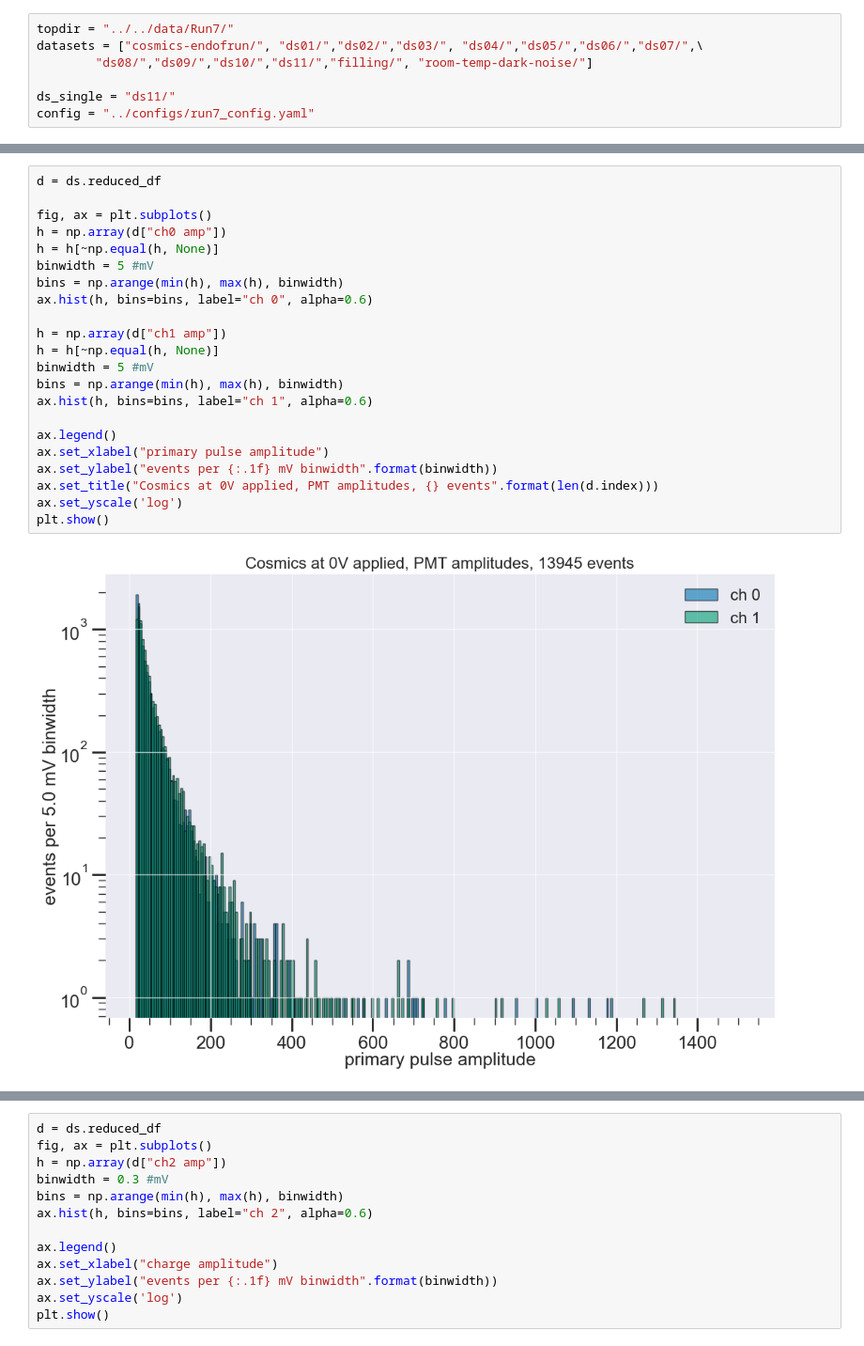
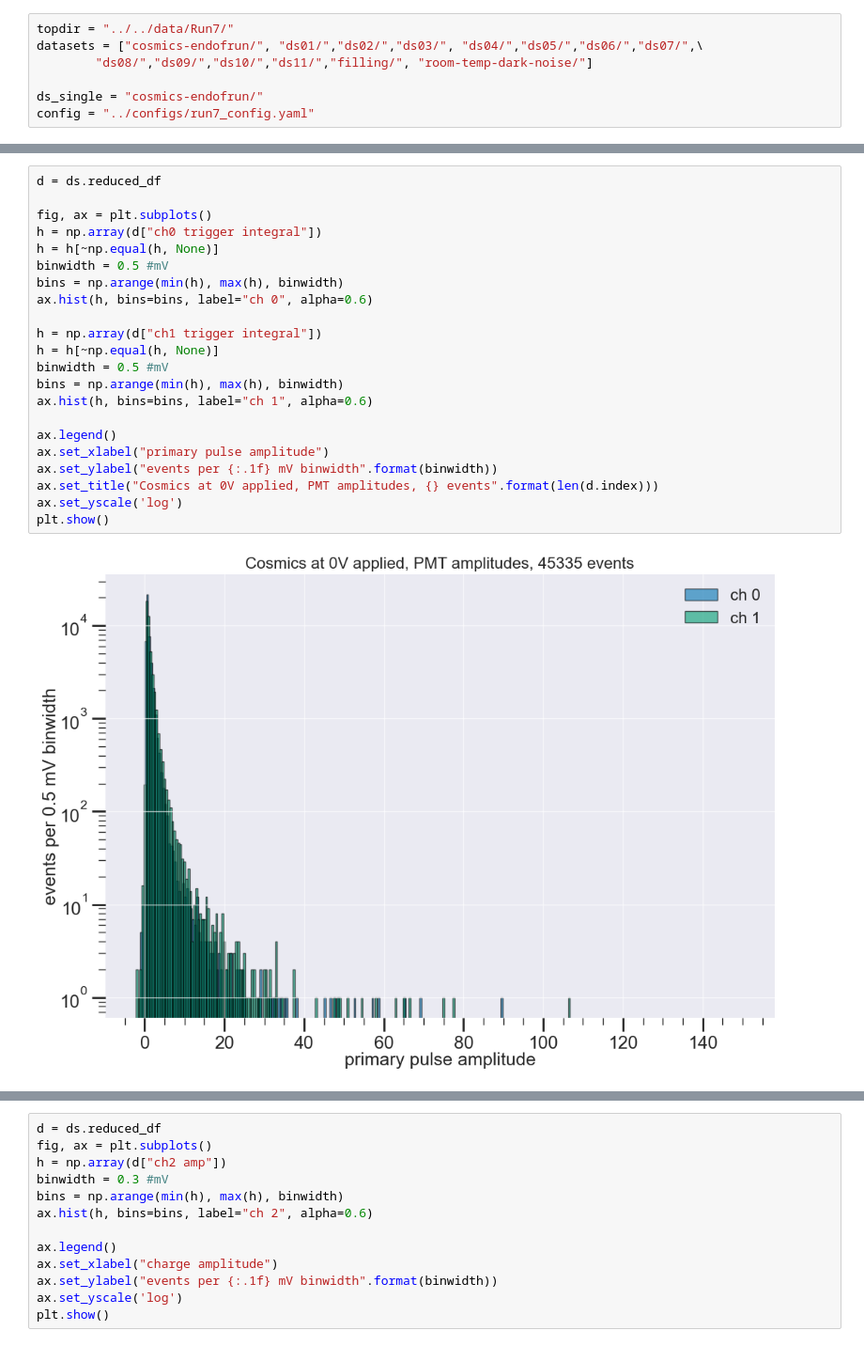
Before and after one commit to ejangelico/ad2-data-processing, a Jupyter notebook: notebooks/Data reduction testing run7.ipynb, the cells around one changed output, grey strips where cells are left out. Shown at 94% size. Cells and saved outputs as stored; diff of their text form.

```diff
--- a/notebooks/Data reduction testing run7.ipynb
+++ b/notebooks/Data reduction testing run7.ipynb
@@ -16,7 +18,7 @@ topdir = "../../data/Run7/"
 datasets = ["cosmics-endofrun/", "ds01/","ds02/","ds03/", "ds04/","ds05/","ds06/","ds07/",\
         "ds08/","ds09/","ds10/","ds11/","filling/", "room-temp-dark-noise/"]
 
-ds_single = "ds11/"
+ds_single = "cosmics-endofrun/"
 config = "../configs/run7_config.yaml"
 # %%
 #load the dataset object for the single file selected
@@ -44,24 +52,24 @@ Index(['ch2 amp', 'ch2 full integral', 'ch2 baseline', 'ch2 noise',
 # %%
 d = ds.reduced_df
 
 fig, ax = plt.subplots()
-h = np.array(d["ch0 amp"])
+h = np.array(d["ch0 trigger integral"])
 h = h[~np.equal(h, None)]
-binwidth = 5 #mV
+binwidth = 0.5 #mV
 bins = np.arange(min(h), max(h), binwidth)
 ax.hist(h, bins=bins, label="ch 0", alpha=0.6)
 
-h = np.array(d["ch1 amp"])
+h = np.array(d["ch1 trigger integral"])
 h = h[~np.equal(h, None)]
-binwidth = 5 #mV
+binwidth = 0.5 #mV
 bins = np.arange(min(h), max(h), binwidth)
 ax.hist(h, bins=bins, label="ch 1", alpha=0.6)
 
 ax.legend()
 ax.set_xlabel("primary pulse amplitude")
 ax.set_ylabel("events per {:.1f} mV binwidth".format(binwidth))
 ax.set_title("Cosmics at 0V applied, PMT amplitudes, {} events".format(len(d.index)))
 ax.set_yscale('log')
 plt.show()
 # %% [output]
-[figure, old version]
+[figure, new version]
```
Also changed, not shown: parts of 17 cells of this notebook, 7 other files.
